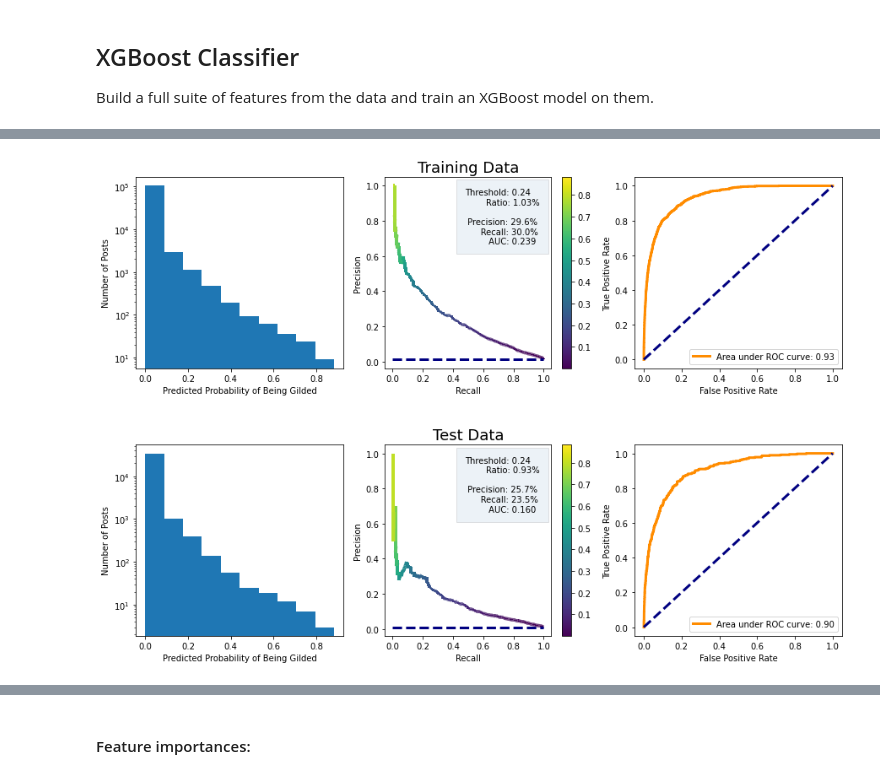
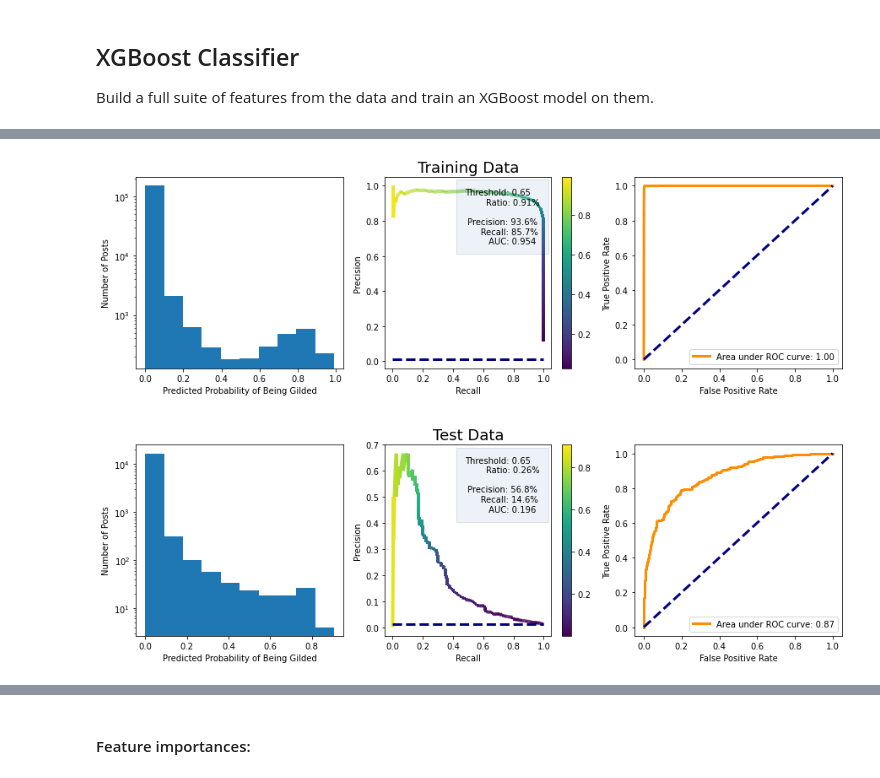
Before and after one commit to DillonNMorse/Reddit_Award_Predictor, a Jupyter notebook: train_model/Model_Testing.ipynb, the cells around one changed output, grey strips where cells are left out. Cells and saved outputs as stored; diff of their text form; code cells hidden in the pictures.

```diff
--- a/train_model/Model_Testing.ipynb
+++ b/train_model/Model_Testing.ipynb
@@ -46,8 +47,8 @@ X = df_prepped.drop(columns = 'gilded')
 y = df_prepped['gilded']
 
 X_train, X_test, y_train, y_test = train_test_split(X, y,
-                                                    test_size=0.25,
-                                                    random_state=42,
+                                                    test_size=0.1666,
+                                                    random_state=2,
                                                     stratify = y
                                                    )
 # %% [markdown]
@@ -94,3 +128,11 @@ Build a full suite of features from the data and train an XGBoost model on them.
+# %%
+def merge_dicts(dict1, *kwargs):
+
+    new_dict = dict1.copy()
+    for a_dict in kwargs:
+        new_dict.update(a_dict)
+
+    return new_dict
 # %%
 current_ratio = y_train.sum()/(~y_train).sum()
 
@@ -100,25 +142,23 @@ xgb = XGBClassifier(eval_metric = 'aucpr', use_label_encoder = False, verbosity
 over = SMOTE()
 under = RandomUnderSampler()
 
-tfidf_num_feats = 500
+tfidf_num_feats = 0
 num_pca_vars = 0
 tfidf = My_tfidf(target_column_name = 'title',
                  tfidf_num_feats = tfidf_num_feats,
-                 num_pca_vars = num_pca_vars
+                 num_pca_vars = num_pca_vars,
+                 preprocess = False,
+                 ngram_range = (1,1)
                 )
 num_nlp_vars = min(num_pca_vars, tfidf_num_feats)
 
-# Need to build this out so that this part of the pipe appends the post-PCA() array
-# to the originial df
-# Might need to build my own custom class here? takes only title column
-# and replaces it w/ ~400 columns of tfidf stuff
-# nlp_pipe = skl_Pipeline([('tfidf', vectorizer),
-#                          ('todense', )
-#                          ('pca', PCA(svd_solver = 'randomized',
-#                                      n_components = 400
-#                                     )),
-#                          ('append', )
-#                         ])
+word_2_vec = MyWord2Vec('title_vecs_generated_3-4.pkl')
+
+feats_to_drop = ['comment_rate', 'contest_mode', 'oc', 'distinguished', 'gild_rate',
+                 'log_upvote_rate', 'post_hour', 'selfpost', 'edited', 'weekday',
+                 'upvote_ratio', 'crossposts', 'adult_content', 'std_up_rate',
+                 'reddit_media'
+                ]
 
 resample_pipe = imb_Pipeline([('over', over),
                               ('under', under),
@@ -130,7 +170,9 @@ pipe = skl_Pipeline([('new_feats', AddNewFeatures()),
                                                        target_feats = target_enc_feats,
                                                        target_how = 'additive_smoothing',
                                                       )),
+                     ('drop_features', po.DropFeatures(feats_to_drop)),
                      ('tfidf', tfidf),
+                     ('word2vec', word_2_vec),
                      ('scaler', StandardScaler()),
                      #('decomp', PCA()),
                      ('resample_classify', resample_pipe)
@@ -138,37 +180,44 @@ pipe = skl_Pipeline([('new_feats', AddNewFeatures()),
 
 
 # https://xgboost.readthedocs.io/en/latest/parameter.html
-parameters = {'resample_classify__model__eta':[0.25],
-              'resample_classify__model__gamma':[2],
-              'resample_classify__model__min_child_weight':[5],
-              'resample_classify__model__max_depth': [3],
-              'resample_classify__model__max_delta_step': [10],
-              'resample_classify__model__subsample': [1],
-              'resample_classify__model__sampling_method': ['uniform'],
-              'resample_classify__model__lambda': [10],
-              'resample_classify__model__alpha': [0],
-              'resample_classify__model__scale_pos_weight': [2],
-              'resample_classify__over__sampling_strategy': [current_ratio*1.01],
-              'resample_classify__under__sampling_strategy': [current_ratio*1.01],
-              'categ_enc__target_weight': [0],
-             # 'decomp__n_components': [0.99],
-              'new_feats__feat_names': [['Log_of_Features_Distance']],#,'Priors_Fractions']],
-              'new_feats__weight': [3],
-              'tfidf__tfidf_num_feats': [500],
-              'tfidf__num_pca_vars': [0]
-             }
+model_parameters = {'resample_classify__model__eta':[0.35],#0.35
+                    'resample_classify__model__gamma':[2, 5], #2
+                    'resample_classify__model__min_child_weight':[1],
+                    'resample_classify__model__max_depth': [7],
+                    'resample_classify__model__max_delta_step': [0],
+                    'resample_classify__model__subsample': [1],
+                    'resample_classify__model__sampling_method': ['uniform'],
+                    'resample_classify__model__lambda': [20, 25],#20
+                    'resample_classify__model__alpha': [7, 10],#7
+                    'resample_classify__model__scale_pos_weight': [2]
+                   }
+feature_parameters = {'categ_enc__target_weight': [0],
+                      #'new_feats__feat_names': [],
+                      'new_feats__weight': [3],
+                      'tfidf__tfidf_num_feats': [0],
+                      'tfidf__num_pca_vars': [0],
+                      'word2vec__num_pca_vars': [1]
+                      }
 
+resample_parameters = [{'resample_classify__over__sampling_strategy': [current_ratio*1.01],
+                        'resample_classify__under__sampling_strategy': [current_ratio*2.01],
+                       },
+                      ]
+
+parameters = [merge_dicts(some_params, model_parameters, feature_parameters)
+              for some_params in resample_parameters
+             ]
 
 clf = GridSearchCV(pipe,
                    parameters,
-                   n_jobs = -1,
+                   n_jobs = 6,
                    scoring = 'average_precision',
                    verbose = 1,
                    cv = 5
                   )
 _ = clf.fit(X_train, y_train)
 
-thresh = 0.24
+thresh = 0.65
 make_evaluation_plots(clf, X_train, y_train, X_test, y_test, thresh = thresh)
 
 cv_fits = pd.DataFrame(clf.cv_results_)
@@ -180,2 +229,2 @@ Fitting 5 folds for each of 1 candidates, totalling 5 fits
-[figure, old version]
+[figure, new version]
 |  | split0_test_score | split1_test_score | split2_test_score | split3_test_score | split4_test_score | ... |
```
Also changed, not shown: parts of 23 cells of this notebook, 4 other files.
